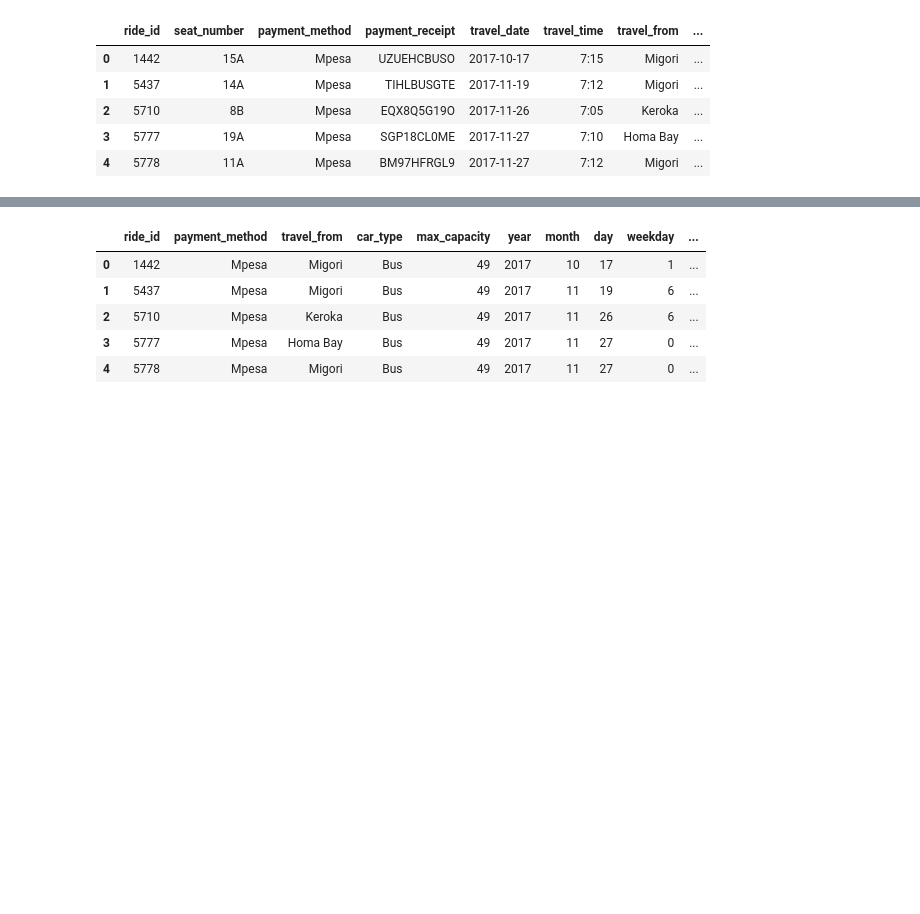
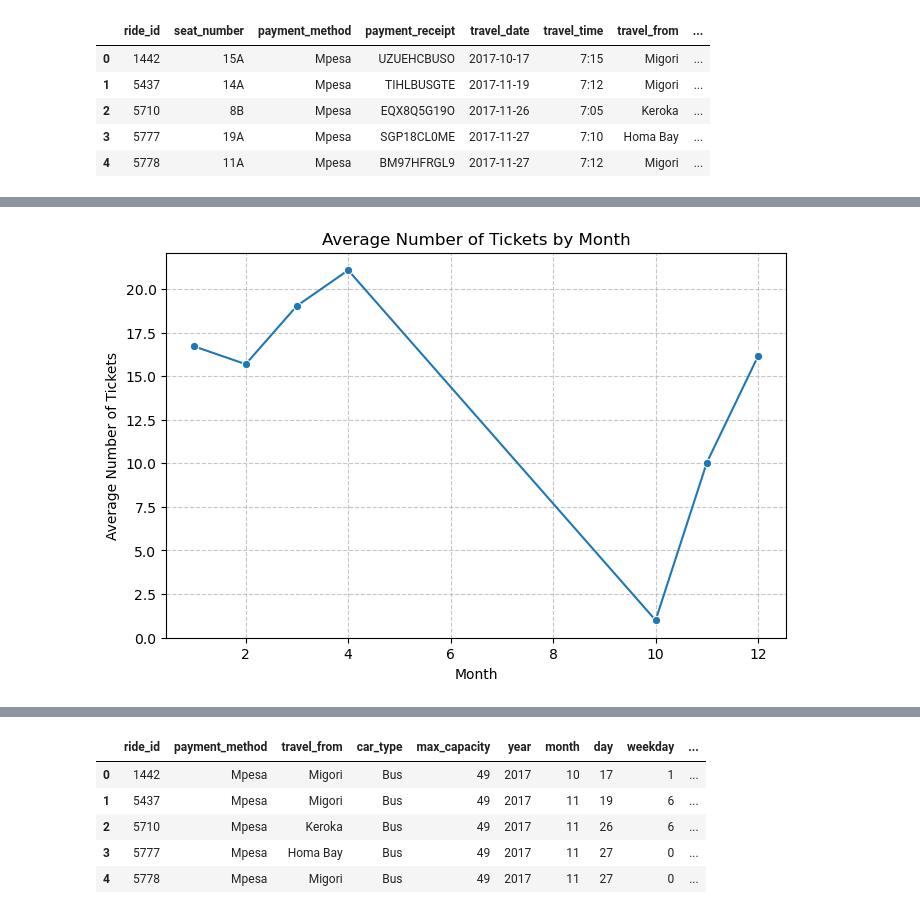
Before and after one commit to The-DigitalAcademy/Traffic_Jam_Analysis, a Jupyter notebook: creatingmodel.ipynb, the cells around one changed output, grey strips where cells are left out. Drawn from its saved outputs; the diff is of its cells as text; code cells hidden in the pictures; blank space fills up the shorter version.

```diff
--- a/creatingmodel.ipynb
+++ b/creatingmodel.ipynb
@@ -102,0 +150,12 @@ df_train.head()
+# %%
+
+monthly_tickets = df_train.groupby("month")["number_of_tickets"].mean().reset_index()
+plt.figure(figsize=(8, 5))
+sns.lineplot(x="month", y="number_of_tickets", data=monthly_tickets, marker="o")
+plt.title("Average Number of Tickets by Month")
+plt.xlabel("Month")
+plt.ylabel("Average Number of Tickets")
+plt.grid(axis='both', linestyle='--', alpha=0.7)
+plt.show()
+# %% [output]
+[figure, added]
```
Also changed, not shown: parts of 65 cells of this notebook, 4 other files.
